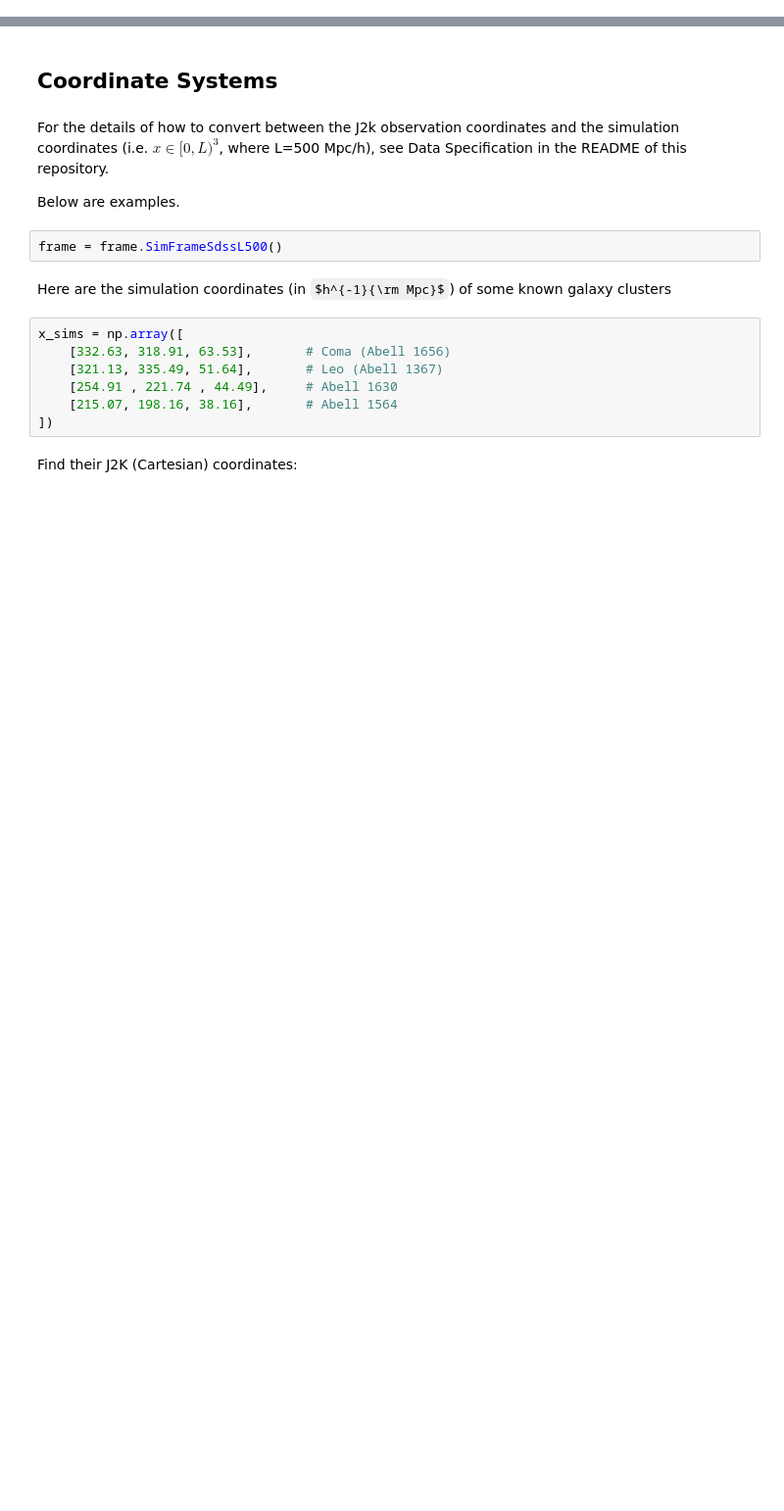
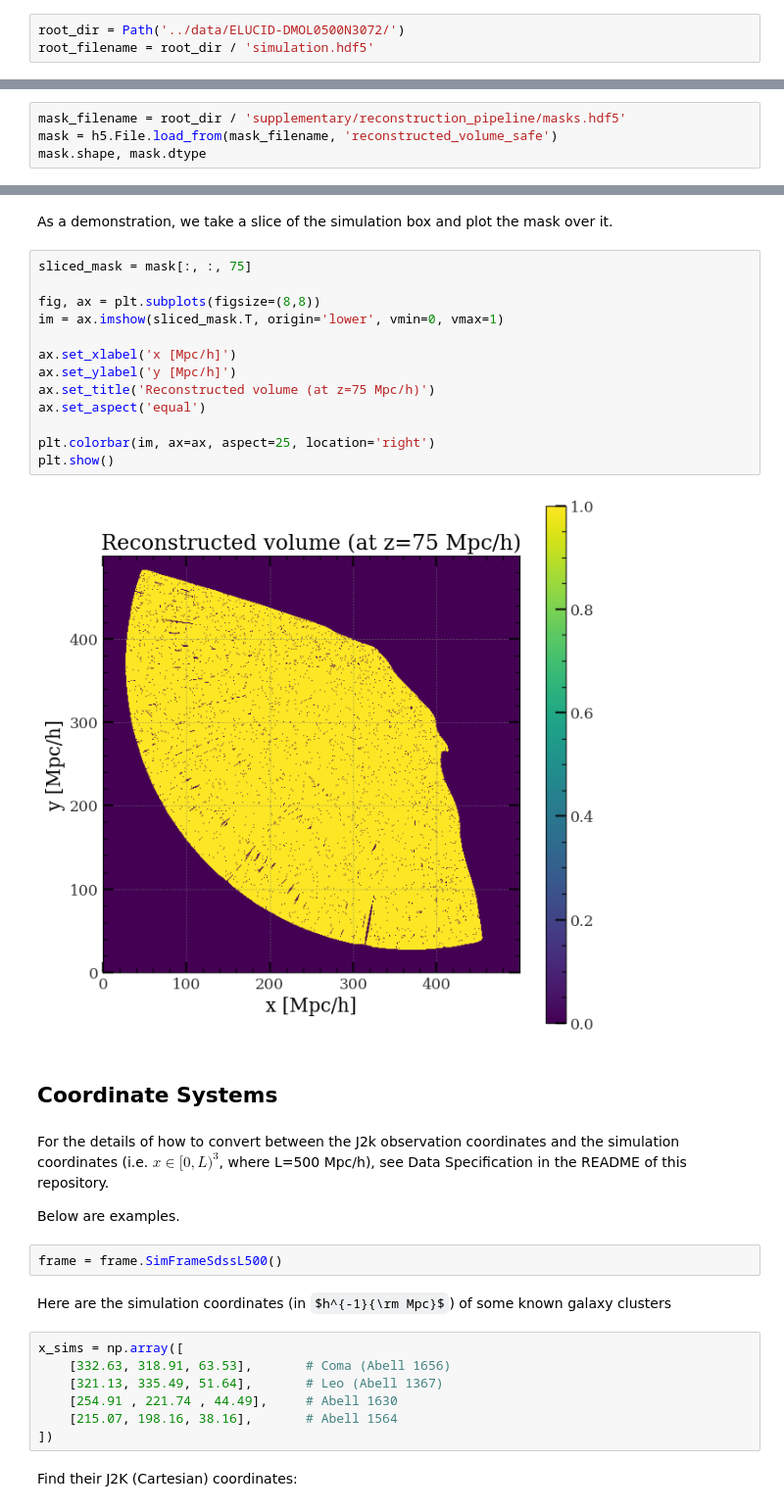
Before and after one commit to ChenYangyao/elucid, a Jupyter notebook: docs/code_samples/geometry_and_coordinates.ipynb, the cells around one changed output, grey strips where cells are left out. Shown: that part at 98% size. Saved outputs shown, nothing was run; the diff lists cells and outputs as text; some formulas as TeX source; blank space fills up the shorter version.

```diff
--- a/docs/code_samples/geometry_and_coordinates.ipynb
+++ b/docs/code_samples/geometry_and_coordinates.ipynb
@@ -4,0 +9,3 @@ from elucid.geometry import frame
+# %%
+root_dir = Path('../data/ELUCID-DMOL0500N3072/')
+root_filename = root_dir / 'simulation.hdf5'
@@ -4,0 +22,4 @@ from elucid.geometry import frame
+# %%
+mask_filename = root_dir / 'supplementary/reconstruction_pipeline/masks.hdf5'
+mask = h5.File.load_from(mask_filename, 'reconstructed_volume_safe')
+mask.shape, mask.dtype
@@ -5,3 +50,21 @@ from elucid.geometry import frame
+# %% [markdown]
+As a demonstration, we take a slice of the simulation box and
+plot the mask over it.
+# %%
+sliced_mask = mask[:, :, 75]
+
+fig, ax = plt.subplots(figsize=(8,8))
+im = ax.imshow(sliced_mask.T, origin='lower', vmin=0, vmax=1)
+
+ax.set_xlabel('x [Mpc/h]')
+ax.set_ylabel('y [Mpc/h]')
+ax.set_title('Reconstructed volume (at z=75 Mpc/h)')
+ax.set_aspect('equal')
+
+plt.colorbar(im, ax=ax, aspect=25, location='right')
+plt.show()
+# %% [output]
+[figure, added]
 # %% [markdown]
 ## Coordinate Systems
 # %% [markdown]
```
Also changed, not shown: parts of 12 cells of this notebook, 3 other files.
